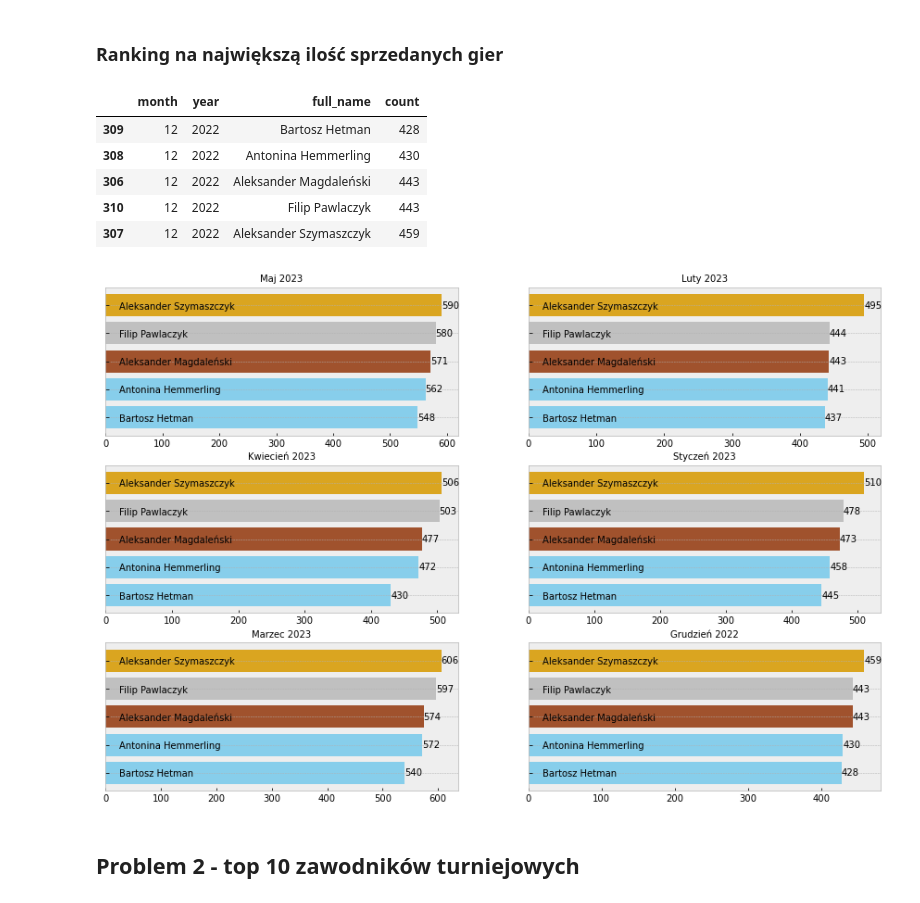
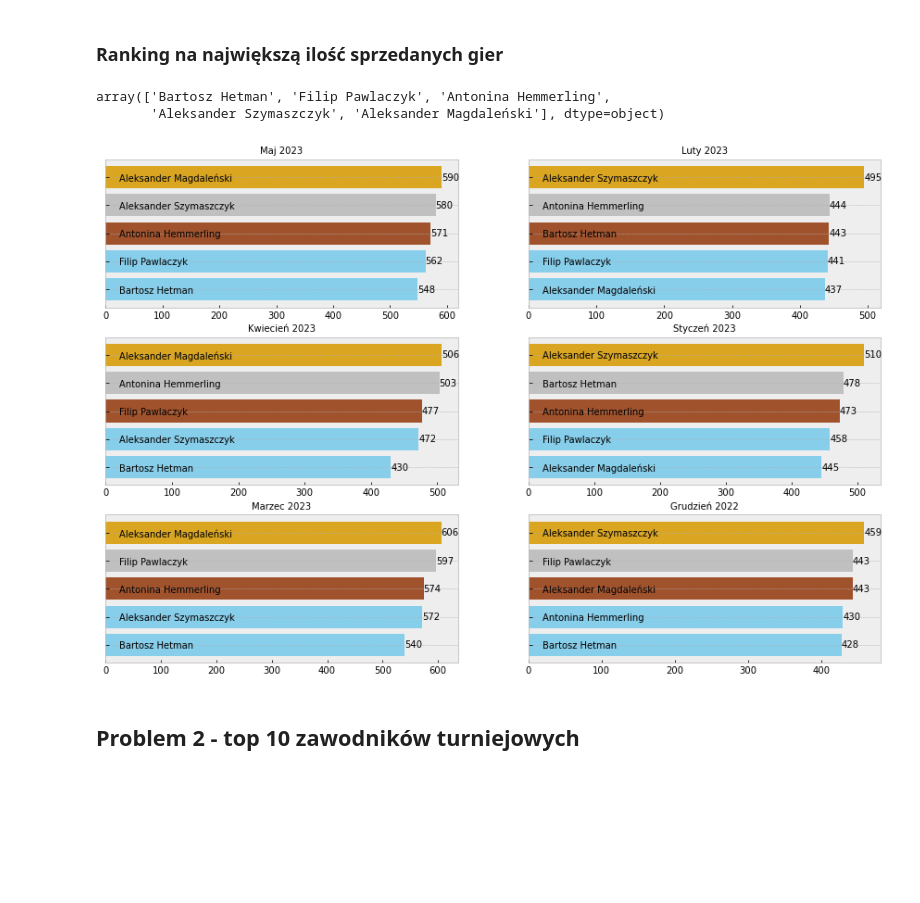
Before and after one commit to mweuro/Gameshop_database, a Jupyter notebook: Michal/analysis.ipynb, the cells around one changed output. Drawn from its saved outputs; the diff is of its cells as text; code cells hidden in the pictures; blank space fills up the shorter version.

```diff
--- a/Michal/analysis.ipynb
+++ b/Michal/analysis.ipynb
@@ -77,15 +65,0 @@ df = query_to_df(sql)
-# %%
-df1 = month_ranking_example(df, year = 2023, month = 5)
-df2 = month_ranking_example(df, year = 2023, month = 4)
-df3 = month_ranking_example(df, year = 2023, month = 3)
-df4 = month_ranking_example(df, year = 2023, month = 2)
-df5 = month_ranking_example(df, year = 2023, month = 1)
-df6 = month_ranking_example(df, year = 2022, month = 12)
-df6
-# %% [output]
-|  | month | year | full_name | count |
-| 309 | 12 | 2022 | Bartosz Hetman | 428 |
-| 308 | 12 | 2022 | Antonina Hemmerling | 430 |
-| 306 | 12 | 2022 | Aleksander Magdaleński | 443 |
-| 310 | 12 | 2022 | Filip Pawlaczyk | 443 |
-| 307 | 12 | 2022 | Aleksander Szymaszczyk | 459 |
@@ -92,3 +77,14 @@ df6
+# %%
+df1 = month_ranking_example(df, year = 2023, month = 5)
+df2 = month_ranking_example(df, year = 2023, month = 4)
+df3 = month_ranking_example(df, year = 2023, month = 3)
+df4 = month_ranking_example(df, year = 2023, month = 2)
+df5 = month_ranking_example(df, year = 2023, month = 1)
+df6 = month_ranking_example(df, year = 2022, month = 12)
+df1['full_name'].values
+# %% [output]
+array(['Bartosz Hetman', 'Filip Pawlaczyk', 'Antonina Hemmerling',
+       'Aleksander Szymaszczyk', 'Aleksander Magdaleński'], dtype=object)
 # %%
 month_names = {1 : 'Styczeń',
                   2 : 'Luty',
@@ -107,39 +103,39 @@ plt.style.use('bmh')
 fig, ax = plt.subplots(3, 2, figsize = (15, 10))
 ax[0, 0].barh(df1['full_name'], df1['count'], color = ['skyblue', 'skyblue', 'sienna', 'silver', 'goldenrod'])
 ax[1, 0].barh(df2['full_name'], df2['count'], color = ['skyblue', 'skyblue', 'sienna', 'silver', 'goldenrod'])
 ax[2, 0].barh(df3['full_name'], df3['count'], color = ['skyblue', 'skyblue', 'sienna', 'silver', 'goldenrod'])
 ax[0, 1].barh(df4['full_name'], df4['count'], color = ['skyblue', 'skyblue', 'sienna', 'silver', 'goldenrod'])
 ax[1, 1].barh(df5['full_name'], df5['count'], color = ['skyblue', 'skyblue', 'sienna', 'silver', 'goldenrod'])
 ax[2, 1].barh(df6['full_name'], df6['count'], color = ['skyblue', 'skyblue', 'sienna', 'silver', 'goldenrod'])
 
 ax[0, 0].bar_label(ax[0, 0].containers[0], fmt= '%i', label_type='edge')
 ax[0, 0].tick_params(axis='y', direction='in',pad=-15)
-ax[0, 0].set_yticklabels(df6['full_name'], horizontalalignment = "left")
+ax[0, 0].set_yticklabels(df1['full_name'], horizontalalignment = "left")
 ax[1, 0].bar_label(ax[1, 0].containers[0], fmt= '%i', label_type='edge')
 ax[1, 0].tick_params(axis='y', direction='in',pad=-15)
-ax[1, 0].set_yticklabels(df6['full_name'], horizontalalignment = "left")
+ax[1, 0].set_yticklabels(df2['full_name'], horizontalalignment = "left")
 ax[2, 0].bar_label(ax[2, 0].containers[0], fmt= '%i', label_type='edge')
 ax[2, 0].tick_params(axis='y', direction='in',pad=-15)
-ax[2, 0].set_yticklabels(df6['full_name'], horizontalalignment = "left")
+ax[2, 0].set_yticklabels(df3['full_name'], horizontalalignment = "left")
 ax[0, 1].bar_label(ax[0, 1].containers[0], fmt= '%i', label_type='edge')
 ax[0, 1].tick_params(axis='y', direction='in',pad=-15)
-ax[0, 1].set_yticklabels(df6['full_name'], horizontalalignment = "left")
+ax[0, 1].set_yticklabels(df4['full_name'], horizontalalignment = "left")
 ax[1, 1].bar_label(ax[1, 1].containers[0], fmt= '%i', label_type='edge')
 ax[1, 1].tick_params(axis='y', direction='in',pad=-15)
-ax[1, 1].set_yticklabels(df6['full_name'], horizontalalignment = "left")
+ax[1, 1].set_yticklabels(df5['full_name'], horizontalalignment = "left")
 ax[2, 1].bar_label(ax[2, 1].containers[0], fmt= '%i', label_type='edge')
 ax[2, 1].tick_params(axis='y', direction='in',pad=-15)
 ax[2, 1].set_yticklabels(df6['full_name'], horizontalalignment = "left")
 
 ax[0, 0].set_title(month_names[df1.month.values[0]] + ' ' + str(df1.year.values[0]), size = 10)
 ax[1, 0].set_title(month_names[df2.month.values[0]] + ' ' + str(df2.year.values[0]), size = 10)
 ax[2, 0].set_title(month_names[df3.month.values[0]] + ' ' + str(df3.year.values[0]), size = 10)
 ax[0, 1].set_title(month_names[df4.month.values[0]] + ' ' + str(df4.year.values[0]), size = 10)
 ax[1, 1].set_title(month_names[df5.month.values[0]] + ' ' + str(df5.year.values[0]), size = 10)
 ax[2, 1].set_title(month_names[df6.month.values[0]] + ' ' + str(df6.year.values[0]), size = 10)
 plt.show()
 # %% [output]
-[figure, old version]
+[figure, new version]
 # %% [markdown]
 ## Problem 2 - top 10 zawodników turniejowych
 # %%
```
Also changed, not shown: parts of 16 cells of this notebook, 1 other file.
